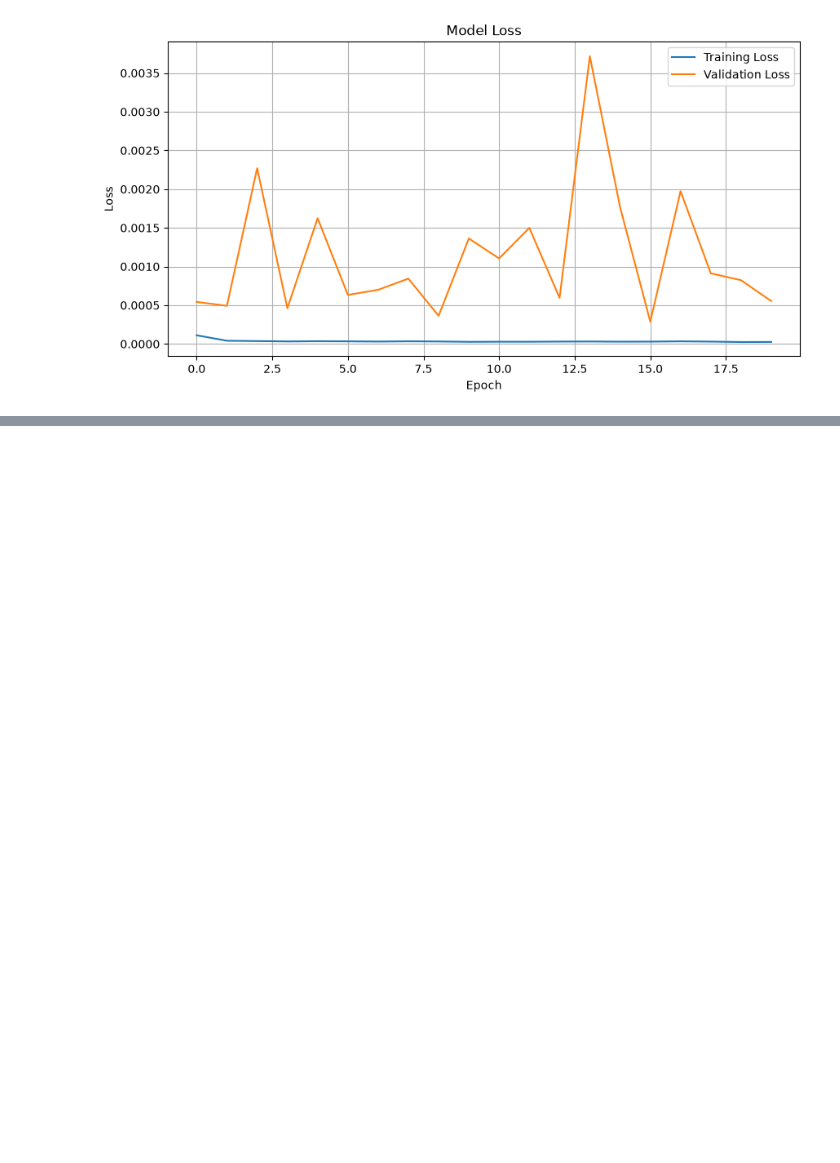
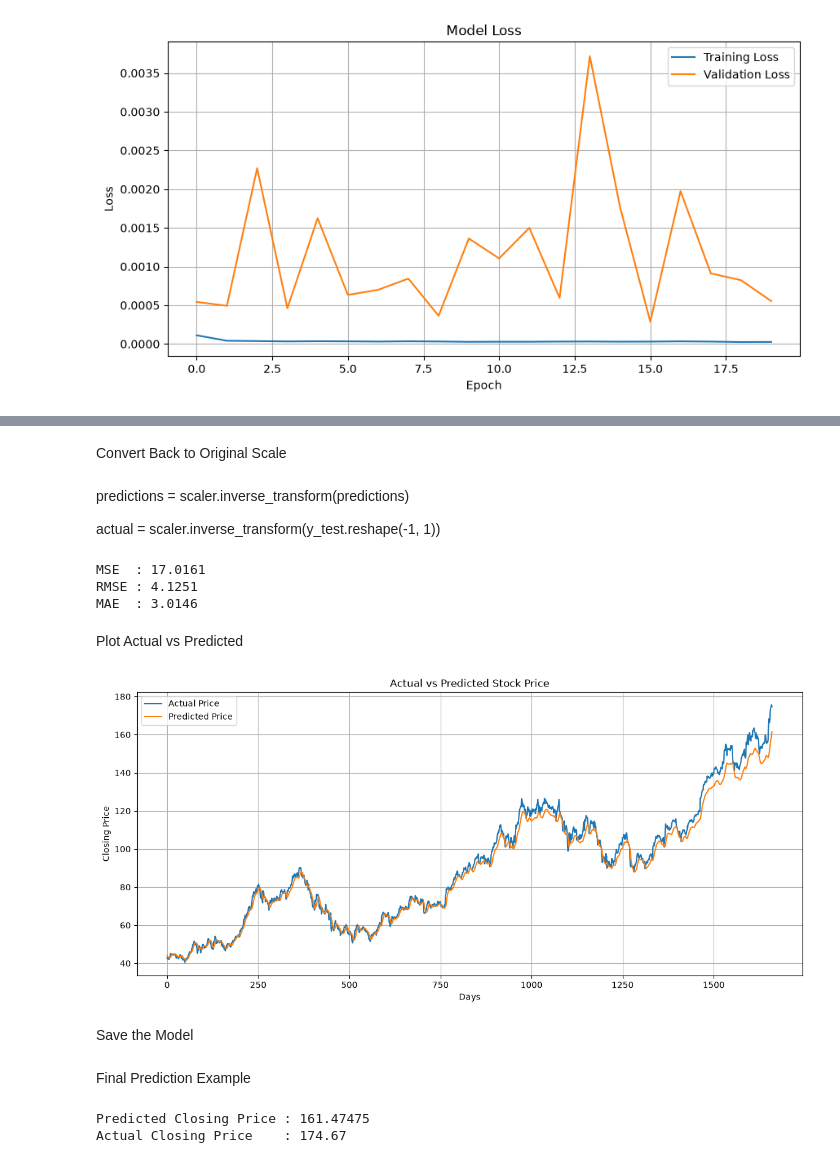
Before and after one commit to GAGANX15/Stock-Market-LSTM, a Jupyter notebook: notebooks/Stock_Prediction.ipynb, the cells around one changed output, grey strips where cells are left out. Saved outputs shown, nothing was run; the diff lists cells and outputs as text; code cells hidden in the pictures; blank space fills up the shorter version.

Commit message:
Added prediction and model evaluation

```diff
--- a/notebooks/Stock_Prediction.ipynb
+++ b/notebooks/Stock_Prediction.ipynb
@@ -296,0 +299,2 @@ plt.show()
+# %%
+predictions = model.predict(X_test)
@@ -296,0 +303,44 @@ plt.show()
+# %% [markdown]
+Convert Back to Original Scale
+# %%
+predictions = scaler.inverse_transform(predictions)
+
+actual = scaler.inverse_transform(y_test.reshape(-1, 1))
+# %% [markdown]
+predictions = scaler.inverse_transform(predictions)
+
+actual = scaler.inverse_transform(y_test.reshape(-1, 1))
+# %%
+mse = mean_squared_error(actual, predictions)
+rmse = np.sqrt(mse)
+mae = mean_absolute_error(actual, predictions)
+
+print(f"MSE  : {mse:.4f}")
+print(f"RMSE : {rmse:.4f}")
+print(f"MAE  : {mae:.4f}")
+# %% [output]
+MSE  : 17.0161
+RMSE : 4.1251
+MAE  : 3.0146
+# %% [markdown]
+Plot Actual vs Predicted
+# %%
+plt.figure(figsize=(14,6))
+
+plt.plot(actual, label="Actual Price")
+plt.plot(predictions, label="Predicted Price")
+
+plt.title("Actual vs Predicted Stock Price")
+plt.xlabel("Days")
+plt.ylabel("Closing Price")
+
+plt.legend()
+plt.grid(True)
+
+plt.savefig("../graphs/prediction.png")
+
+plt.show()
+# %% [output]
+[figure, added]
+# %% [markdown]
+Save the Model
@@ -296,0 +349,8 @@ plt.show()
+# %% [markdown]
+Final Prediction Example
+# %%
+print("Predicted Closing Price :", predictions[-1][0])
+print("Actual Closing Price    :", actual[-1][0])
+# %% [output]
+Predicted Closing Price : 161.47475
+Actual Closing Price    : 174.67
```
Also changed, not shown: parts of 3 cells of this notebook, 1 other file.
